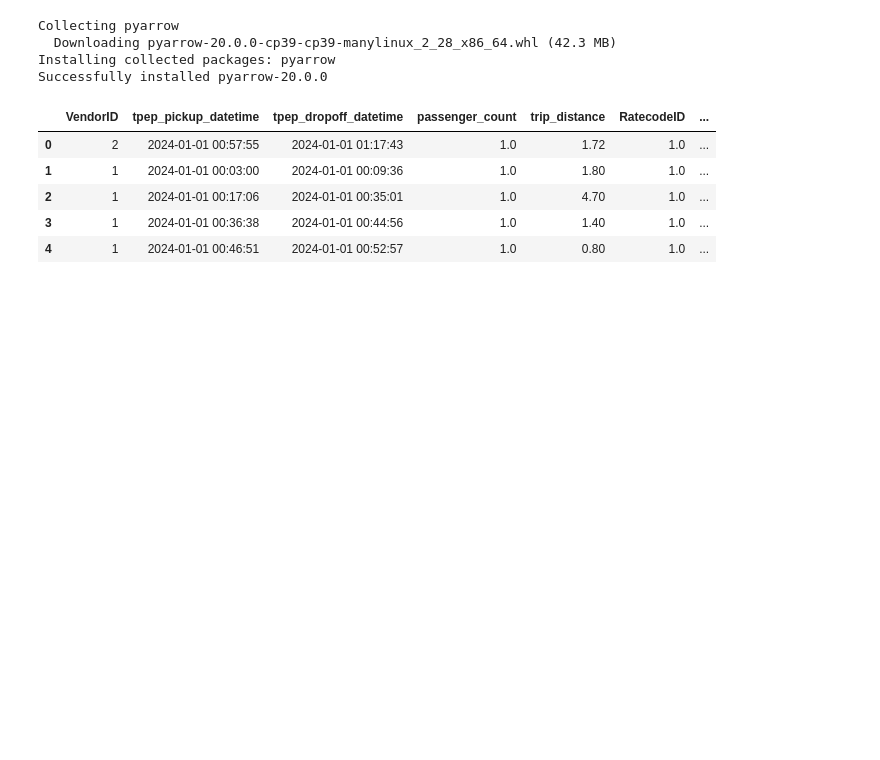
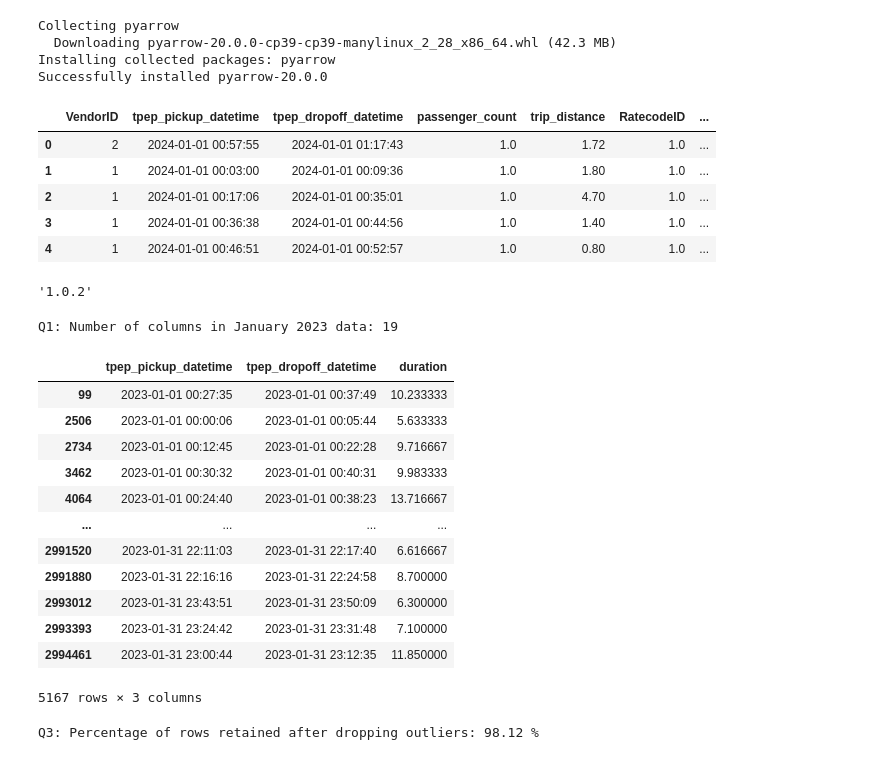
Before and after one commit to Shrikant-Ganji/mlops, a Jupyter notebook: 01-Intra/homework1.ipynb, the cells around one changed output. Saved outputs shown, nothing was run; the diff lists cells and outputs as text; code cells hidden in the pictures; blank space fills up the shorter version.

```diff
--- a/01-Intra/homework1.ipynb
+++ b/01-Intra/homework1.ipynb
@@ -27,4 +27,34 @@ df.head()
 # %%
 import sklearn
 # %%
-sklearn.__version
+sklearn.__version__
+# %% [output]
+'1.0.2'
+# %%
+print("Q1: Number of columns in January 2023 data:", len(df.columns))
+# %% [output]
+Q1: Number of columns in January 2023 data: 19
+# %%
+df_jan = pd.read_parquet("https://d37ci6vzurychx.cloudfront.net/trip-data/yellow_tripdata_2023-01.parquet")
+# %%
+df_jan["duration"] = (df_jan["tpep_dropoff_datetime"] - df_jan["tpep_pickup_datetime"]).dt.total_seconds() / 60
+# %%
+filtered = df_jan[(df_jan["VendorID"] == 2) &
+                  (df_jan["passenger_count"] == 1) &
+                  (df_jan["trip_distance"] == 1.7)]
+
+filtered[["tpep_pickup_datetime", "tpep_dropoff_datetime", "duration"]]
+# %% [output]
+|  | tpep_pickup_datetime | tpep_dropoff_datetime | duration |
+| 99 | 2023-01-01 00:27:35 | 2023-01-01 00:37:49 | 10.233333 |
+| 2506 | 2023-01-01 00:00:06 | 2023-01-01 00:05:44 | 5.633333 |
+| 2734 | 2023-01-01 00:12:45 | 2023-01-01 00:22:28 | 9.716667 |
+| 3462 | 2023-01-01 00:30:32 | 2023-01-01 00:40:31 | 9.983333 |
+| 4064 | 2023-01-01 00:24:40 | 2023-01-01 00:38:23 | 13.716667 |
+| ... | ... | ... | ... |
+| 2991520 | 2023-01-31 22:11:03 | 2023-01-31 22:17:40 | 6.616667 |
+| 2991880 | 2023-01-31 22:16:16 | 2023-01-31 22:24:58 | 8.700000 |
+| 2993012 | 2023-01-31 23:43:51 | 2023-01-31 23:50:09 | 6.300000 |
+| 2993393 | 2023-01-31 23:24:42 | 2023-01-31 23:31:48 | 7.100000 |
+| 2994461 | 2023-01-31 23:00:44 | 2023-01-31 23:12:35 | 11.850000 |
+5167 rows × 3 columns
@@ -30,0 +63,5 @@ sklearn.__version
+# %%
+retained_pct = (len(df_cleaned) / len(df_jan)) * 100
+print("Q3: Percentage of rows retained after dropping outliers:", round(retained_pct, 2), "%")
+# %% [output]
+Q3: Percentage of rows retained after dropping outliers: 98.12 %
```
Also changed, not shown: parts of 19 cells of this notebook.
